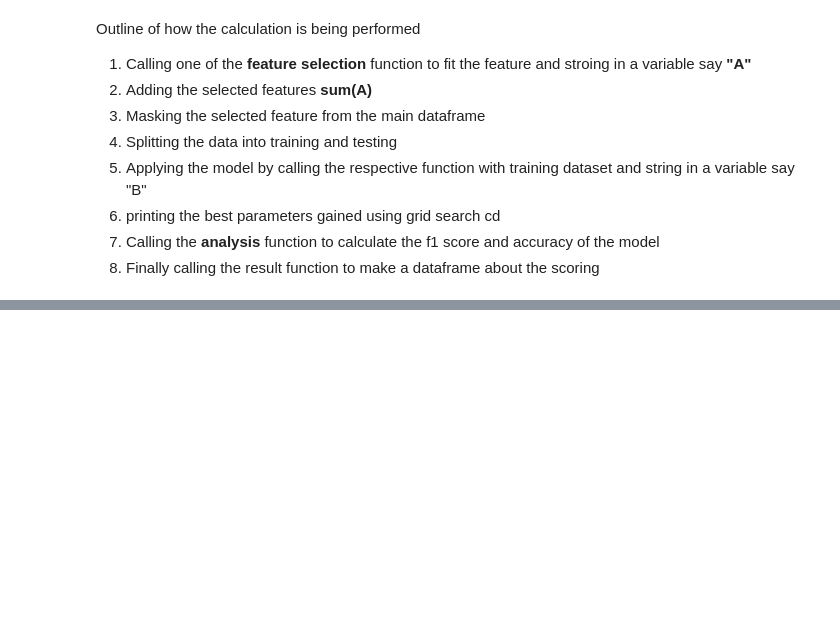
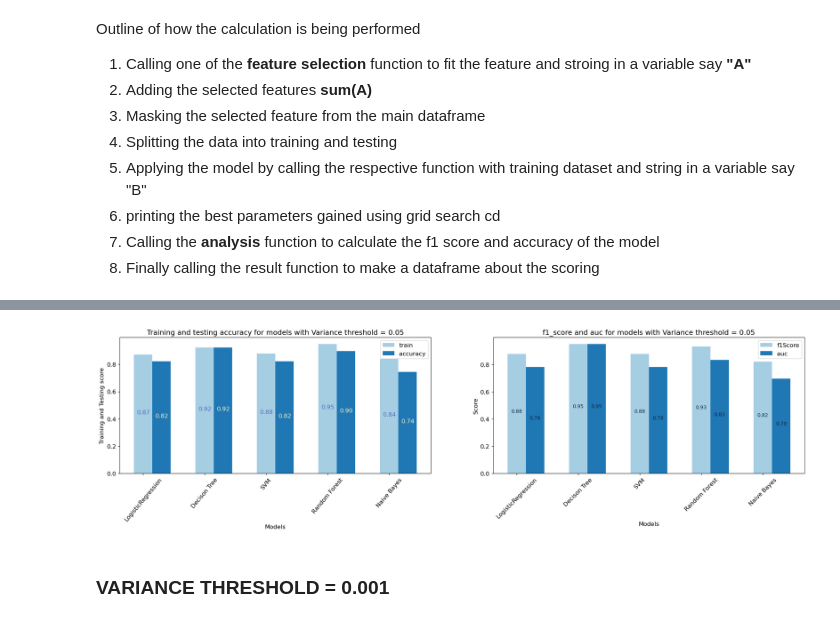
Before and after one commit to rlreshika/Parkinson-Disease-Prediction-using-Support-Vector-Classifier, a Jupyter notebook: main.ipynb, the cells around one changed output, grey strips where cells are left out. Saved outputs shown, nothing was run; the diff lists cells and outputs as text; code cells hidden in the pictures; blank space fills up the shorter version.

```diff
--- a/main.ipynb
+++ b/main.ipynb
@@ -395,0 +570,3 @@ result_
+# %%
+df2 = result_[(result_["method"]=="varianceThreshold")& (result_["threshold"]==0.05)].reset_index(drop=True)
+df2
@@ -395,0 +580,6 @@ result_
+# %%
+plotting(df2,title1 = "Training and testing accuracy for models with Variance threshold = 0.05",title2 = "f1_score and auc for models with Variance threshold = 0.05")
+# %% [output]
+[figure, added]
+# %% [markdown]
+### VARIANCE THRESHOLD = 0.001
```
Also changed, not shown: parts of 55 cells of this notebook.
